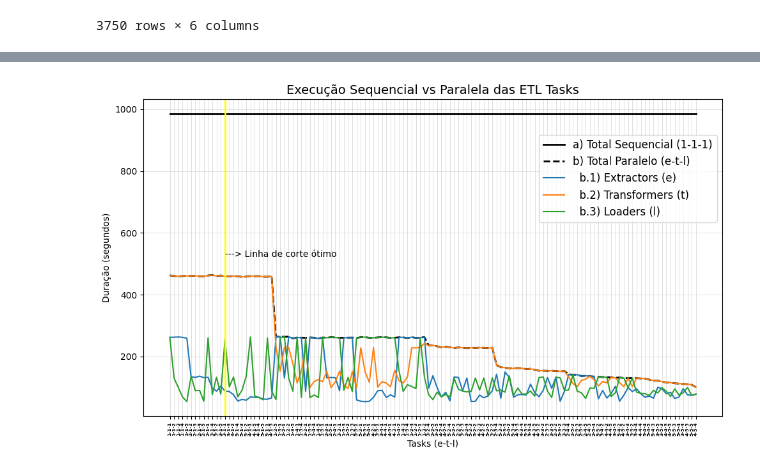
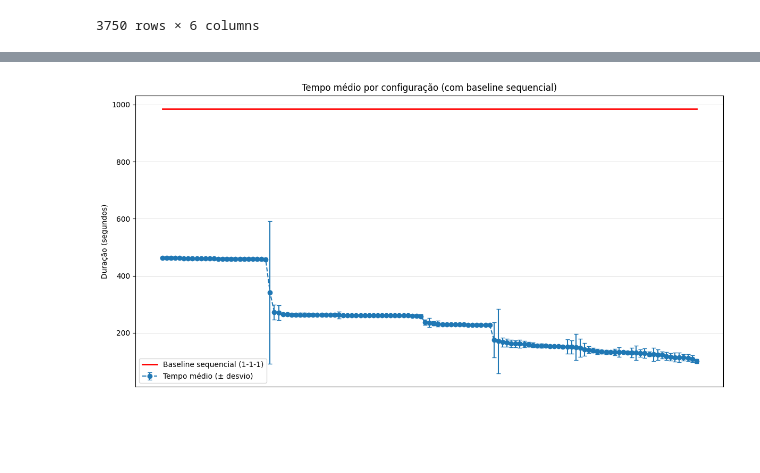
Before and after one commit to offcomputer/usp-airflow-project, a Jupyter notebook: src/notebooks/results.ipynb, the cells around one changed output, grey strips where cells are left out. Cells and saved outputs as stored; diff of their text form; code cells hidden in the pictures; blank space fills up the shorter version.

```diff
--- a/src/notebooks/results.ipynb
+++ b/src/notebooks/results.ipynb
@@ -158,38 +182,28 @@ print(sequential_time, 'seconds')
-# %%
-plt.figure(figsize=(10, 6))
-plt.plot(result['tasks'], result['sequential_time'],
-         label='a) Total Sequencial (1-1-1)', color='black', linewidth=2)
-plt.plot(result['tasks'], result['total_pipeline_time'],
-         label='b) Total Paralelo (e-t-l)',
-         color='black', linestyle='--', linewidth=2)
-plt.plot(result['tasks'],
-         result['extractors'],
-         label='  b.1) Extractors (e)')
-plt.plot(result['tasks'],
-         result['transformers'],
-         label='  b.2) Transformers (t)')
-plt.plot(result['tasks'],
-         result['loaders'],
-         label='  b.3) Loaders (l)')
-offset = (result['total_pipeline_time'].max()
-          - result['total_pipeline_time'].min()) * 0.06
-# for i, txt in enumerate(result['batches_rate']):
-#     plt.text(result['tasks'].iloc[i],
-#              result['total_pipeline_time'].iloc[i] + offset,
-#              f'{txt} b/s', rotation=90, fontsize=10, ha='center',
-#              bbox=dict(facecolor='white', edgecolor='black', boxstyle='round,pad=0.3'))
-
-plt.xlabel('Tasks (e-t-l)')
-plt.ylabel('Duração (segundos)')
-plt.title('Execução Sequencial vs Paralela das ETL Tasks', fontsize=14)
-plt.xticks(rotation=90, fontsize=5.4, fontweight="bold")
-plt.axvline(x=13, color='yellow', linewidth=2)
-ymax = plt.ylim()[1]
-plt.text(13, ymax * 0.5, '---> Linha de corte ótimo', color='black',
-         va='bottom', ha='left', fontsize=10)
-plt.legend(fontsize=12, loc='center right', bbox_to_anchor=(1, 0.75))
-plt.tight_layout()
-plt.grid(color='lightgray', linewidth=0.5)
-plt.show()
-# %% [output]
-[figure, removed]
+# %%
+plt.figure(figsize=(12, 6))
+plt.errorbar(
+    np.arange(len(agg_result)),
+    agg_result["mean_time"],
+    yerr=agg_result["std_time"],
+    fmt="o--",
+    capsize=3,
+    label="Tempo médio (± desvio)"
+)
+
+plt.plot(
+    np.arange(len(agg_result)),
+    agg_result["sequential_time"],
+    linewidth=2,
+    color="red",
+    label="Baseline sequencial (1-1-1)"
+)
+
+plt.xticks([])
+plt.ylabel("Duração (segundos)")
+plt.title("Tempo médio por configuração (com baseline sequencial)")
+plt.legend()
+plt.tight_layout()
+plt.grid(color="lightgray", linewidth=0.5, axis="y")
+plt.show()
+# %% [output]
+[figure, added]
```
Also changed, not shown: parts of 14 cells of this notebook.
